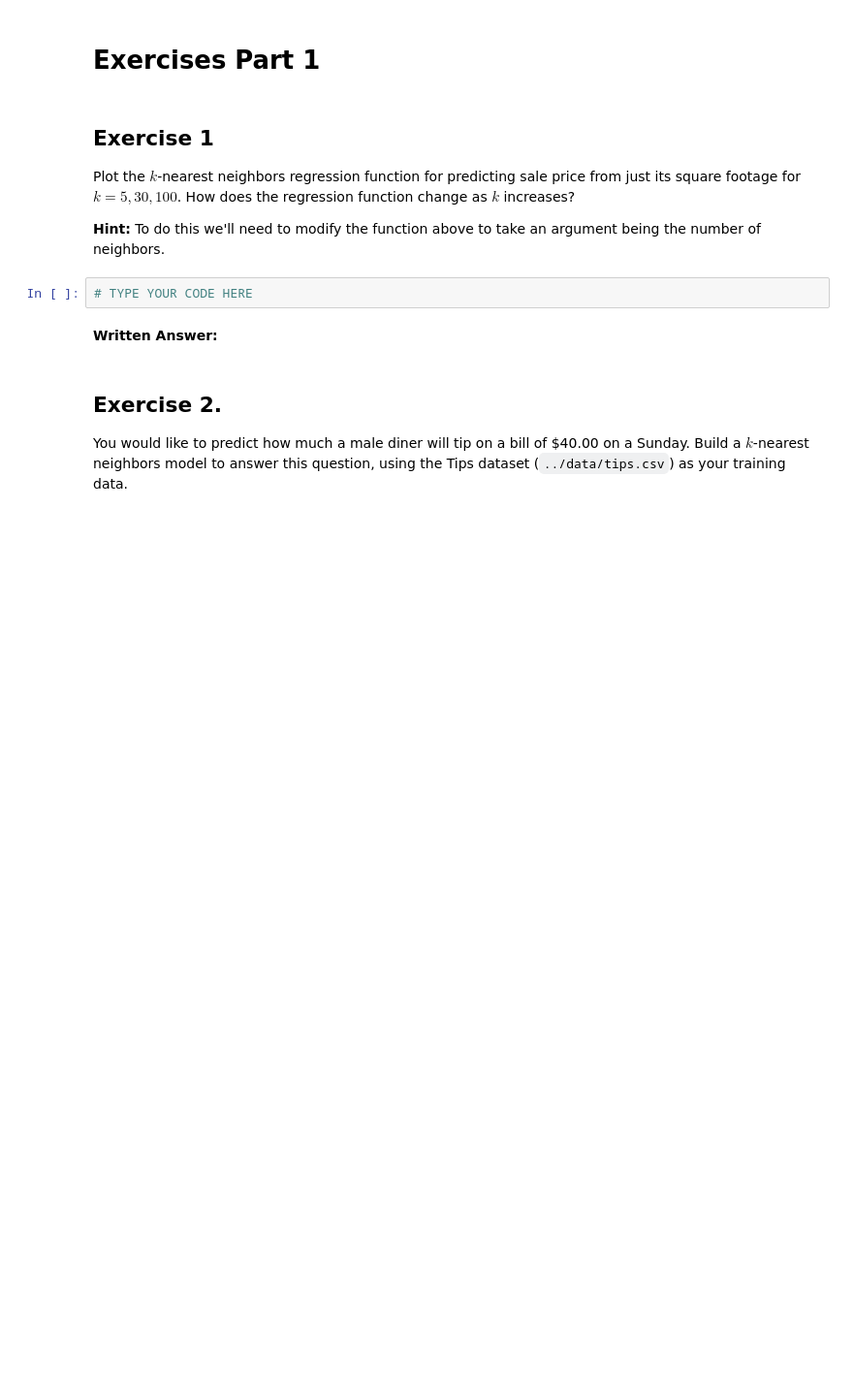
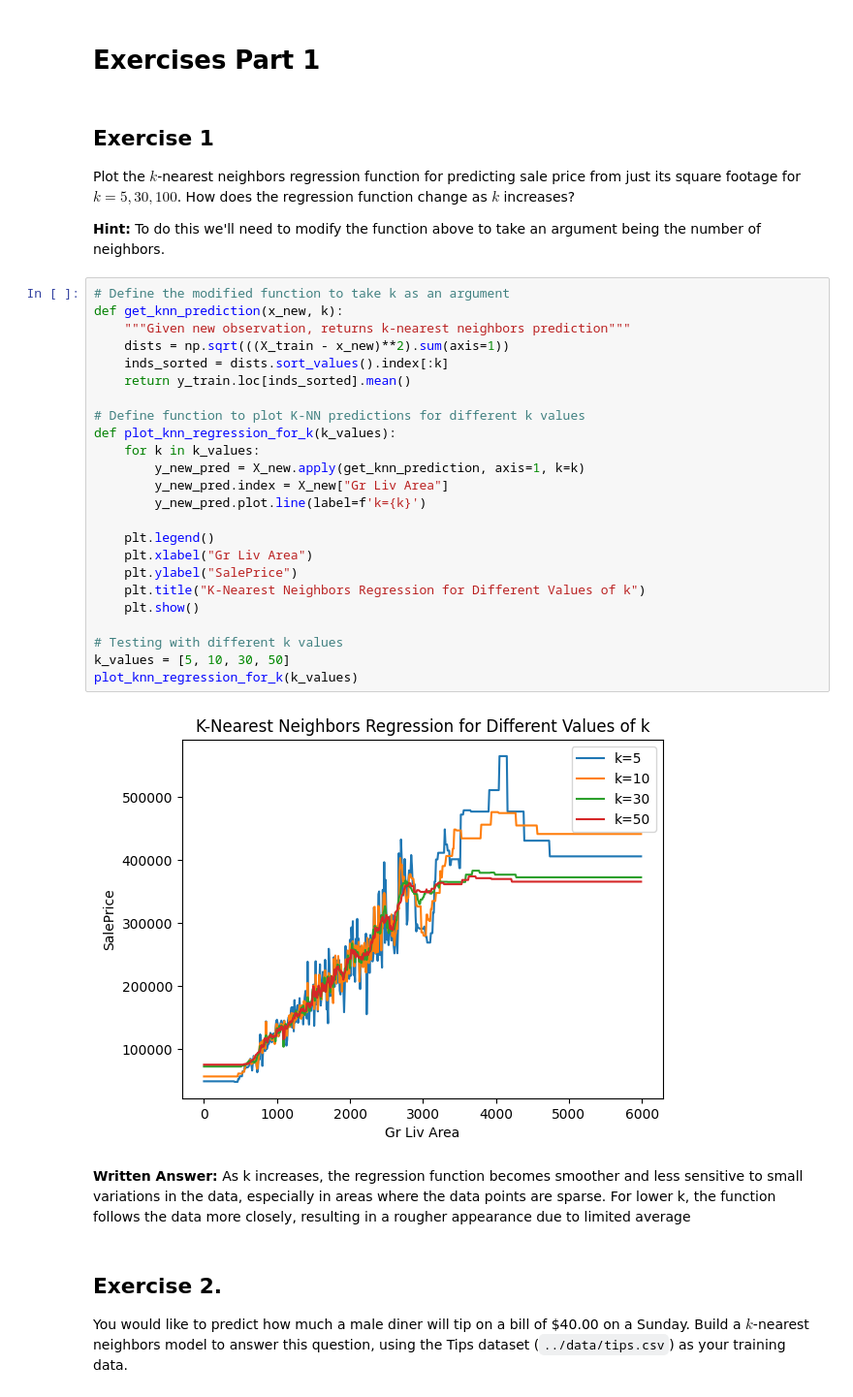
Before and after one commit to Delery5/RegressionModel, a Jupyter notebook: Lab11.ipynb, the cells around one changed output. Shown at 97% size. Drawn from its saved outputs; the diff is of its cells as text; blank space fills up the shorter version.

```diff
--- a/Lab11.ipynb
+++ b/Lab11.ipynb
@@ -302,10 +317,35 @@ Notice how rough the 30-nearest neighbors regression function looks. In particul
 Plot the $k$-nearest neighbors regression function for predicting sale price from just its square footage for $k=5, 30, 100$. How does the regression function change as $k$ increases?
 
 **Hint:** To do this we'll need to modify the function above to take an argument being the number of neighbors.
-# %%
-# TYPE YOUR CODE HERE
-# %% [markdown]
-**Written Answer:**
+# %%
+# Define the modified function to take k as an argument
+def get_knn_prediction(x_new, k):
+    """Given new observation, returns k-nearest neighbors prediction"""
+    dists = np.sqrt(((X_train - x_new)**2).sum(axis=1))
+    inds_sorted = dists.sort_values().index[:k]
+    return y_train.loc[inds_sorted].mean()
+
+# Define function to plot K-NN predictions for different k values
+def plot_knn_regression_for_k(k_values):
+    for k in k_values:
+        y_new_pred = X_new.apply(get_knn_prediction, axis=1, k=k)
+        y_new_pred.index = X_new["Gr Liv Area"]
+        y_new_pred.plot.line(label=f'k={k}')
+
+    plt.legend()
+    plt.xlabel("Gr Liv Area")
+    plt.ylabel("SalePrice")
+    plt.title("K-Nearest Neighbors Regression for Different Values of k")
+    plt.show()
+
+# Testing with different k values
+k_values = [5, 10, 30, 50]
+plot_knn_regression_for_k(k_values)
+# %% [output]
+[figure, added]
+# %% [markdown]
+**Written Answer:**
+As k increases, the regression function becomes smoother and less sensitive to small variations in the data, especially in areas where the data points are sparse. For lower k, the function follows the data more closely, resulting in a rougher appearance due to limited average
 # %% [markdown]
 ## Exercise 2.
 
```
Also changed, not shown: parts of 11 cells of this notebook.
